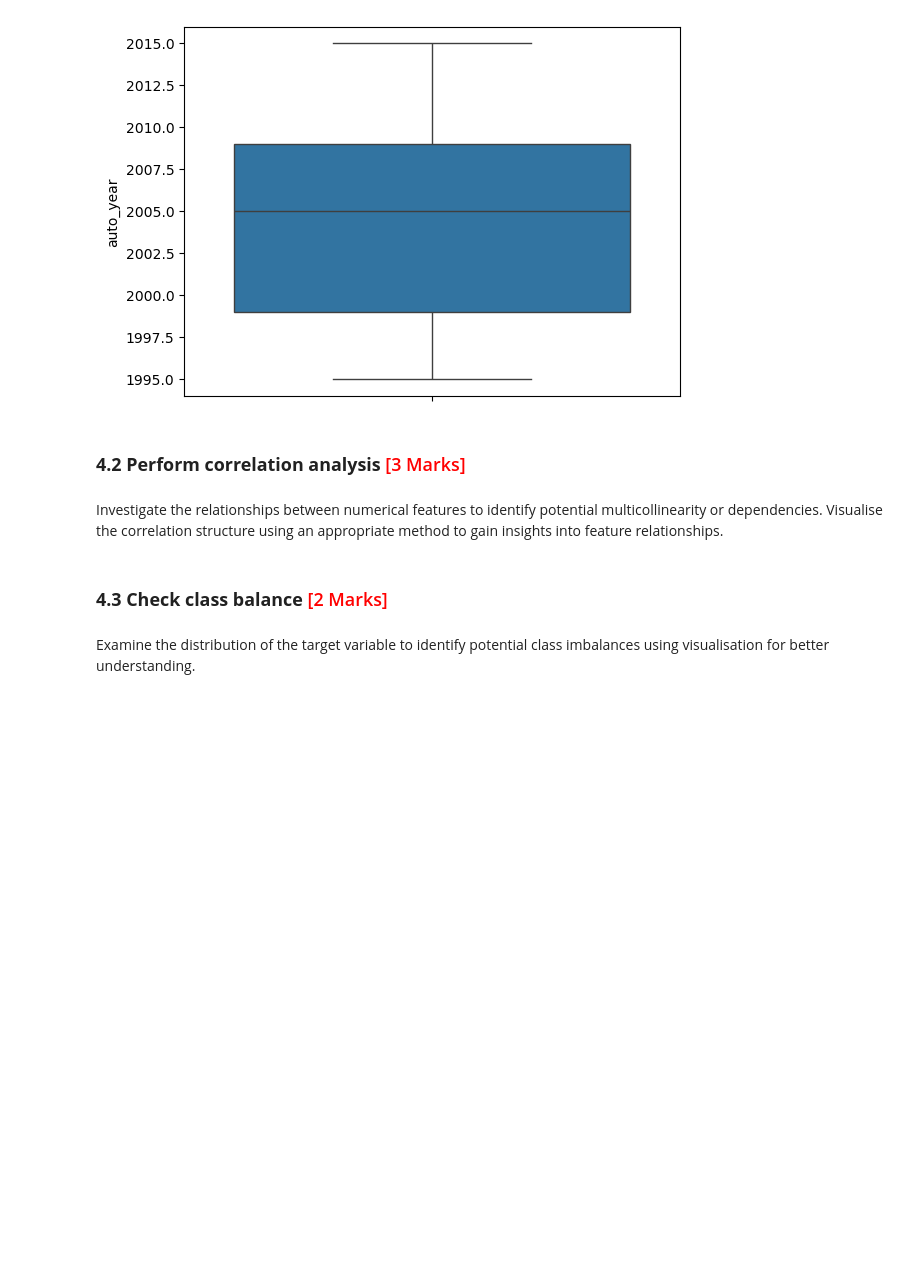
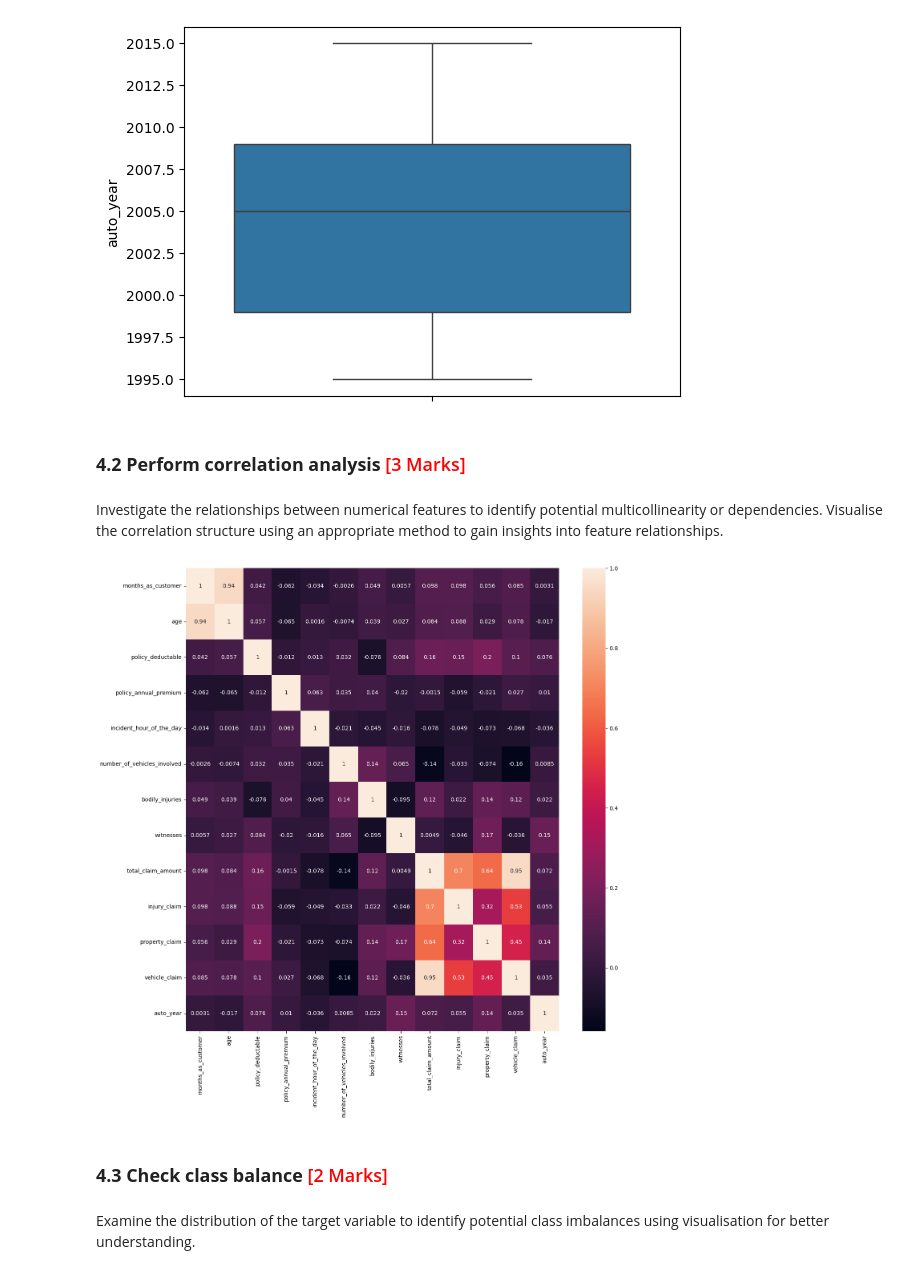
Before and after one commit to avanindra3/Fraudulent_Claim_Detection, a Jupyter notebook: Fraudulent_Claim_Detection.ipynb, the cells around one changed output. Cells and saved outputs as stored; diff of their text form; code cells hidden in the pictures; blank space fills up the shorter version.

```diff
--- a/Fraudulent_Claim_Detection.ipynb
+++ b/Fraudulent_Claim_Detection.ipynb
@@ -620,8 +620,14 @@ plt.show()
  Investigate the relationships between numerical features to identify potential multicollinearity or dependencies. Visualise the correlation structure using an appropriate method to gain insights into feature relationships.
 # %%
 # Create correlation matrix for numerical columns
+corr_matrix = X_train_numericals.corr()
 
 # Plot Heatmap of the correlation matrix
+plt.figure(figsize=(15, 15))
+sns.heatmap(corr_matrix, annot=True)
+plt.show()
+# %% [output]
+[figure, added]
 # %% [markdown]
 ### **4.3 Check class balance** <font color="red">[2 Marks]</font>
 # %% [markdown]
```
Also changed, not shown: parts of 32 cells of this notebook.
